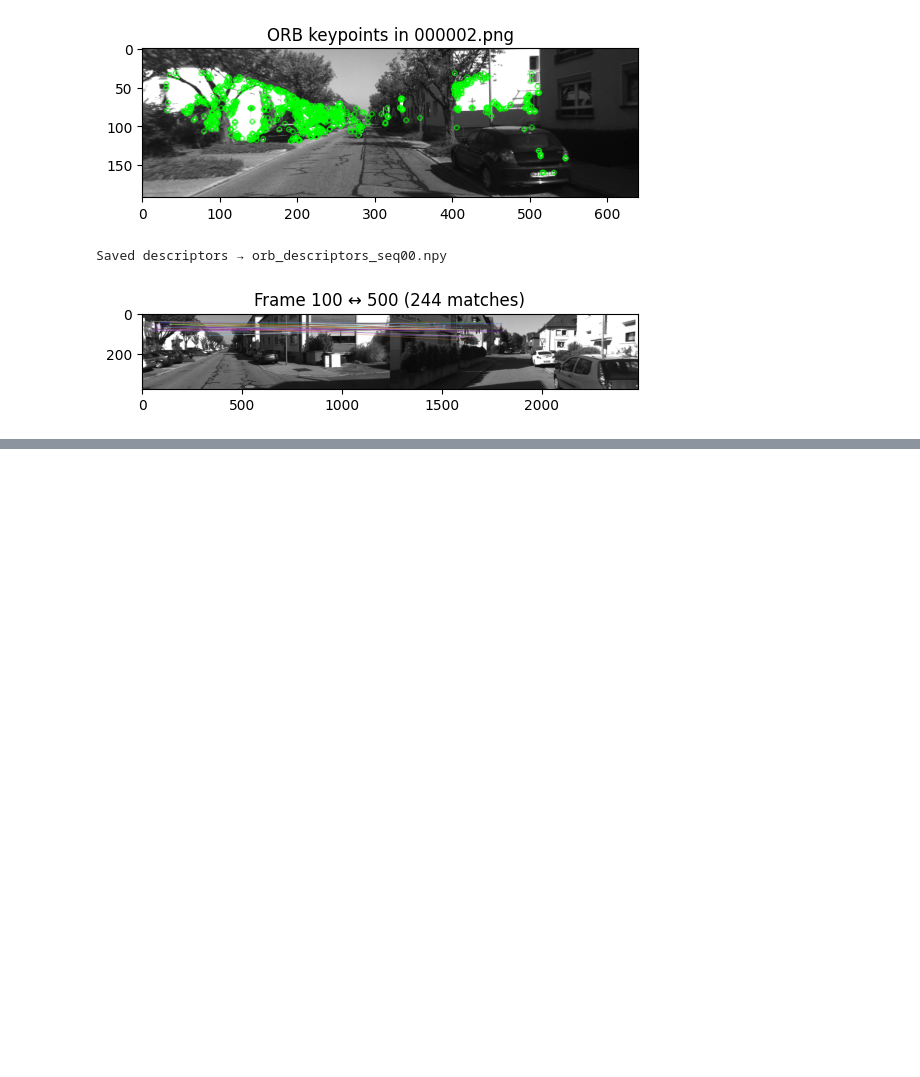
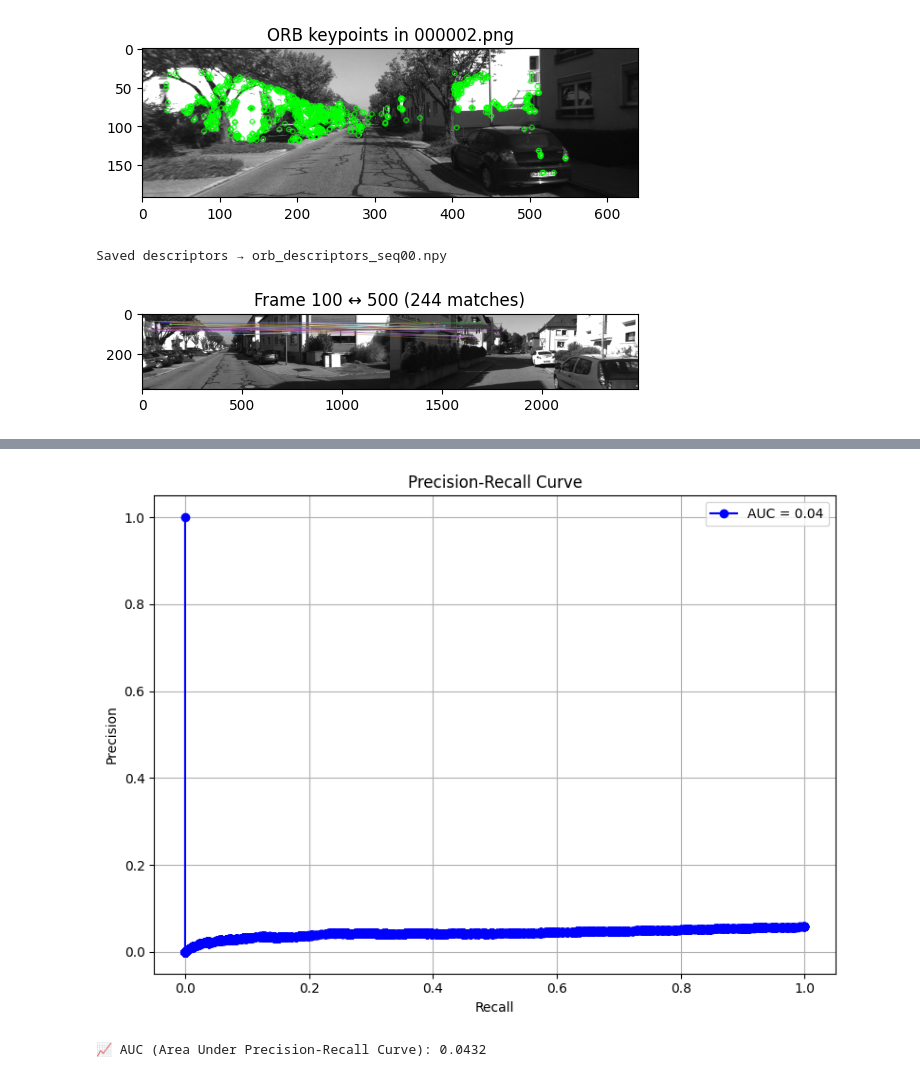
Before and after one commit to ChiragKothari/LTU-CV-IP, a Jupyter notebook: Project-Feature Extraction for Place Recognition.ipynb, the cells around one changed output, grey strips where cells are left out. Cells and saved outputs as stored; diff of their text form; code cells hidden in the pictures; blank space fills up the shorter version.

Commit message:
top 10 place recognition and precision recall

```diff
--- a/Project-Feature Extraction for Place Recognition.ipynb
+++ b/Project-Feature Extraction for Place Recognition.ipynb
@@ -8,7 +8,7 @@ import matplotlib.pyplot as plt
 # -----------------------------
 # 1. Set paths
 # -----------------------------
-SEQ_PATH = "/Users/kalyanibalmiki/Downloads/dataset/sequences/00/image_0"
+SEQ_PATH = "/Users/mayuri/Downloads/dataset/sequences/00/image_0"
 SAVE_DESCRIPTORS = True                                # store features for later matching
 
 # -----------------------------
@@ -118,0 +173,39 @@ for i in tqdm(range(100, N, 20), desc="Detecting revisits"):
+# %%
+from sklearn.metrics import precision_recall_curve, auc
+import matplotlib.pyplot as plt
+
+# -----------------------------
+# 8. PR Curve Data Preparation
+# -----------------------------
+
+# Flatten all scores and labels
+all_scores = []
+all_labels = []
+
+for i, candidates in revisit_candidates.items():
+    for j, score in candidates:
+        all_scores.append(score)
+        all_labels.append(1 if is_true_revisit(i, j) else 0)
+
+# Compute precision-recall pairs and AUC
+precision_vals, recall_vals, thresholds = precision_recall_curve(all_labels, all_scores)
+pr_auc = auc(recall_vals, precision_vals)
+
+# -----------------------------
+# 9. Plot PR Curve
+# -----------------------------
+plt.figure(figsize=(8, 6))
+plt.plot(recall_vals, precision_vals, marker='o', color='blue', label=f'AUC = {pr_auc:.2f}')
+plt.title('Precision-Recall Curve')
+plt.xlabel('Recall')
+plt.ylabel('Precision')
+plt.grid(True)
+plt.legend()
+plt.tight_layout()
+plt.savefig("pr_curve.png")
+plt.show()
+
+print(f"\n📈 AUC (Area Under Precision-Recall Curve): {pr_auc:.4f}")
+# %% [output]
+[figure, added]
+📈 AUC (Area Under Precision-Recall Curve): 0.0432
```
Also changed, not shown: parts of 4 cells of this notebook.
